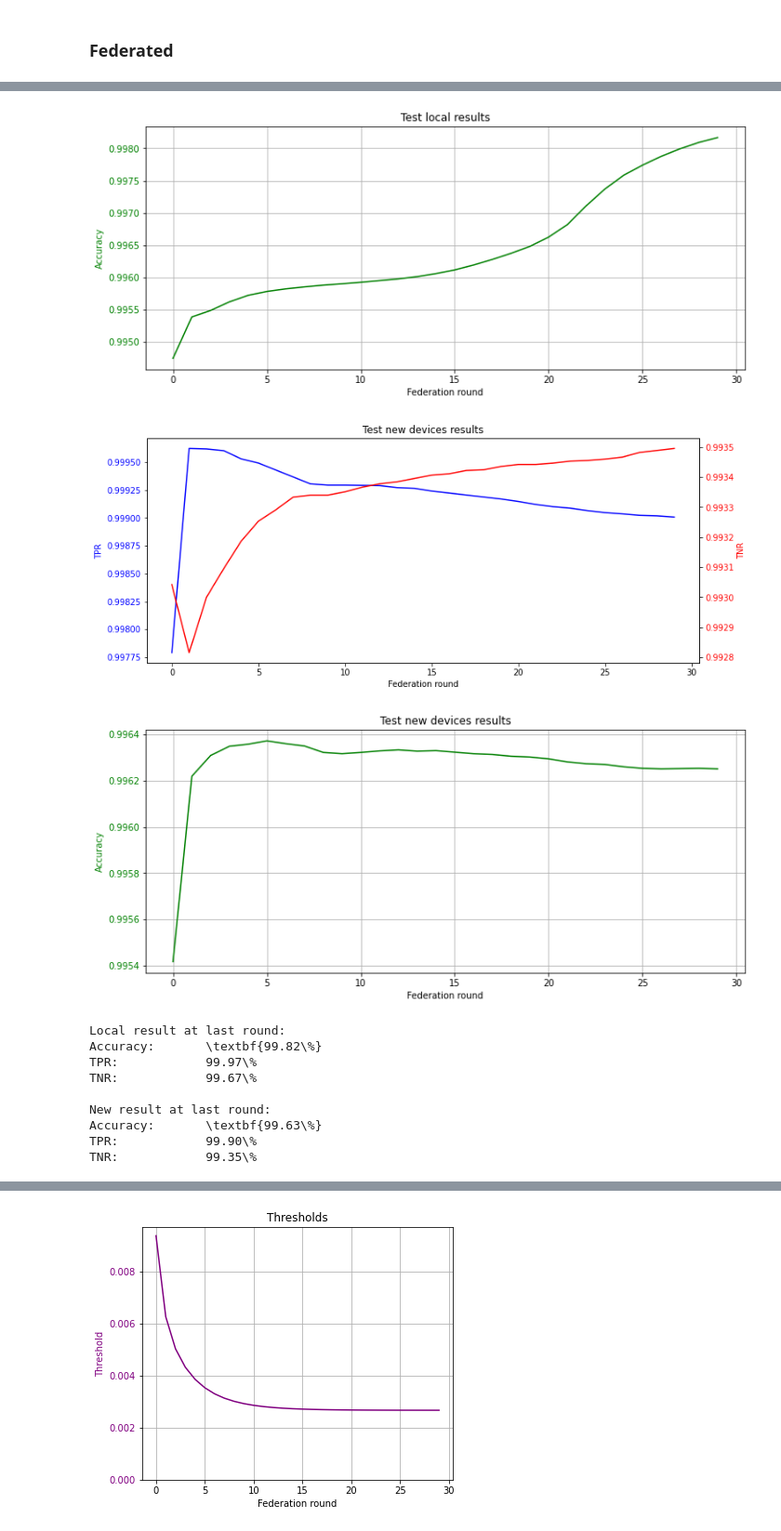
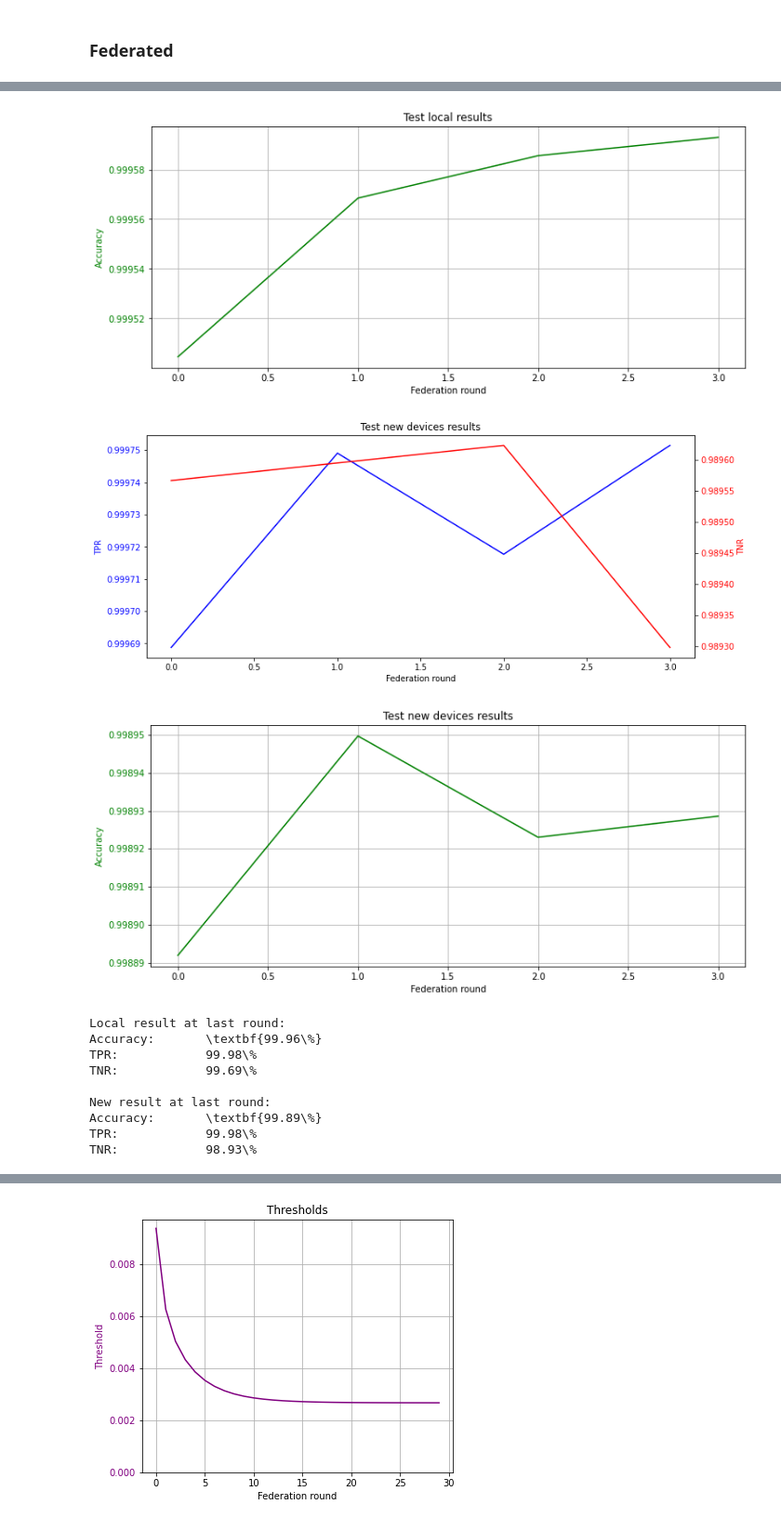
Before and after one commit to ValerianRey/fed_iot_guard, a Jupyter notebook: Test results.ipynb, the cells around one changed output, grey strips where cells are left out. Shown: that part at 93% size. Cells and saved outputs as stored; diff of their text form; code cells hidden in the pictures.

```diff
--- a/Test results.ipynb
+++ b/Test results.ipynb
@@ -73,9 +73,12 @@ def plot_federated_tpr_tnr(results_to_plot, title=''):
 
     plt.show()
 # %%
-def plot_federated_acc(results_to_plot, title=''):
+def plot_federated_acc(results_to_plot, title='', multi_epoch=True, save=False):
     fig, ax = plt.subplots(figsize=(12, 5))
-    ax.set_xlabel('Federation round')
+    if multi_epoch:
+        ax.set_xlabel('Federation round')
+    else:
+        ax.set_xlabel('Epoch')
 
     color = 'green'
     ax.set_title(title)
@@ -85,6 +88,8 @@ def plot_federated_acc(results_to_plot, title=''):
     ax.ticklabel_format(useOffset=False)
     ax.grid()
     plt.show()
+    if save:
+        fig.savefig('federated_accuracy' + ('_multi_epoch' if multi_epoch else '_mini_batch') + '.pdf', bbox_inches='tight')
 # %%
 def plot_global_thresholds(thresholds, title='', multi_epoch=True, save=False):
     fig, ax = plt.subplots(figsize=(6, 5))
@@ -127,7 +142,7 @@ def print_rates_latex2(results):
 # %% [markdown]
 ### Non-federated
 # %%
-path_test = 'test_results/decentralized_autoencoder/run_1/'
+path_test = 'test_results/decentralized_classifier/0,0787 5rr/'
 
 with open(path_test + 'local_results.json') as json_file:
     test_local_results = json.load(json_file)
@@ -155,0 +173,8 @@ TNR:            43.92\%
+# %%
+path_test = 'test_results/decentralized_autoencoder/0,5 5rr mean+std/'
+
+with open(path_test + 'thresholds.json') as json_file:
+    thresholds = json.load(json_file)
+
+avg_threshold = get_average_threshold_non_federated(thresholds)
+print(avg_threshold)
@@ -158,7 +185,7 @@ TNR:            43.92\%
 # %%
 # TODO: rename the x-axis as epoch in fedsgd and make it start at 1 in both cases
 
-path_test = 'test_results/decentralized_classifier_fedavg/0,5 5rr/'
+path_test = 'test_results/decentralized_classifier_fedsgd/NO_ATTACK/0,0787 5rr/'
 
 with open(path_test + 'local_results.json') as json_file:
     test_local_results = json.load(json_file)
@@ -168,7 +195,7 @@ with open(path_test + 'new_devices_results.json') as json_file:
 
 local_results_per_round = get_results_per_round(test_local_results)
 plot_federated_tpr_tnr(local_results_per_round, title='Test local results')
-plot_federated_acc(local_results_per_round, title='Test local results')
+plot_federated_acc(local_results_per_round, title='Test local results', multi_epoch=True)
 
 new_results_per_round = get_results_per_round(test_new_results)
 plot_federated_tpr_tnr(new_results_per_round, title='Test new devices results')
@@ -185,12 +212,12 @@ print_rates_latex(new_results_per_round[-1])
-[figure, old version]
+[figure, new version]
-[figure, old version]
+[figure, new version]
-[figure, old version]
+[figure, new version]
 Local result at last round:
-Accuracy:       \textbf{99.82\%}
-TPR:            99.97\%
-TNR:            99.67\%
+Accuracy:       \textbf{99.96\%}
+TPR:            99.98\%
+TNR:            99.69\%
 
 New result at last round:
-Accuracy:       \textbf{99.63\%}
-TPR:            99.90\%
-TNR:            99.35\%
+Accuracy:       \textbf{99.89\%}
+TPR:            99.98\%
+TNR:            98.93\%
```
Also changed, not shown: parts of 9 cells of this notebook, 1 other file.
